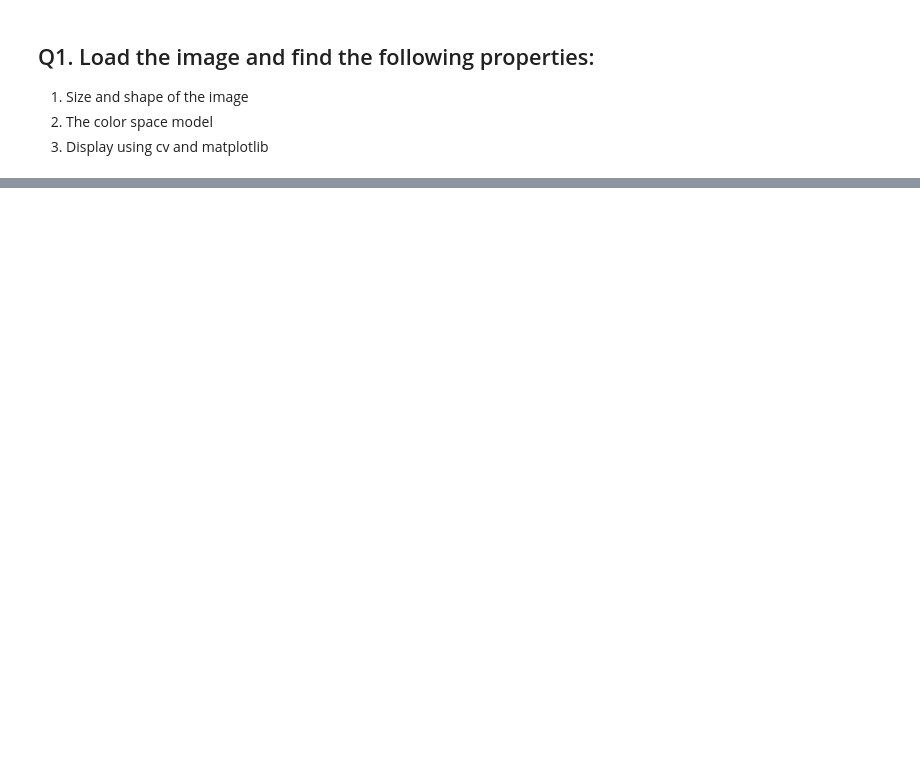
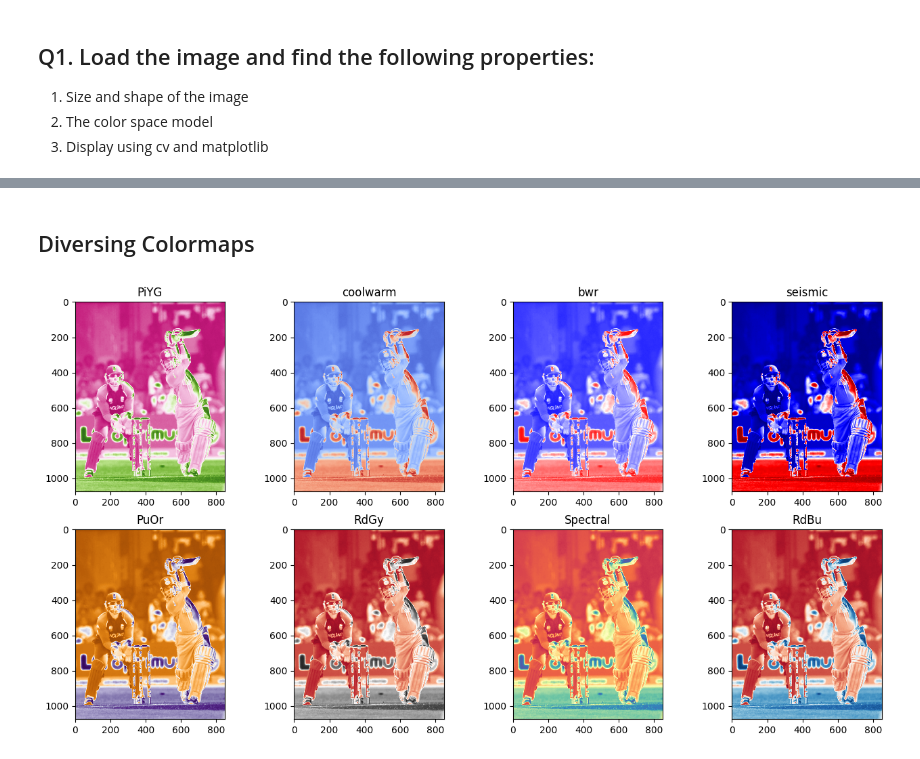
Before and after one commit to Kunal062/OpenCV, a Jupyter notebook: Assignments/Assignment_1.ipynb, the cells around one changed output, grey strips where cells are left out. Drawn from its saved outputs; the diff is of its cells as text; code cells hidden in the pictures; blank space fills up the shorter version.

```diff
--- a/Assignments/Assignment_1.ipynb
+++ b/Assignments/Assignment_1.ipynb
@@ -62,0 +70,31 @@ error: OpenCV(4.6.0) D:\a\opencv-python\opencv-python\opencv\modules\highgui\src
+# %% [markdown]
+## Diversing Colormaps
+# %%
+plt.figure(figsize=(16, 8))
+plt.subplot(2, 4, 1)
+plt.title('PiYG')
+plt.imshow(img, cmap='PiYG')
+plt.subplot(2, 4, 2)
+plt.title('coolwarm')
+plt.imshow(img, cmap='coolwarm')
+plt.subplot(2, 4, 3)
+plt.title('bwr')
+plt.imshow(img, cmap='bwr')
+plt.subplot(2, 4, 4)
+plt.title('seismic')
+plt.imshow(img, cmap='seismic')
+plt.subplot(2, 4, 5)
+plt.title('PuOr')
+plt.imshow(img, cmap='PuOr')
+plt.subplot(2, 4, 6)
+plt.title('RdGy')
+plt.imshow(img, cmap='RdGy')
+plt.subplot(2, 4, 7)
+plt.title('Spectral')
+plt.imshow(img, cmap='Spectral')
+plt.subplot(2, 4, 8)
+plt.title('RdBu')
+plt.imshow(img, cmap='RdBu')
+plt.savefig('diversing.png')
+# %% [output]
+[figure, added]
```
Also changed, not shown: parts of 18 cells of this notebook.
